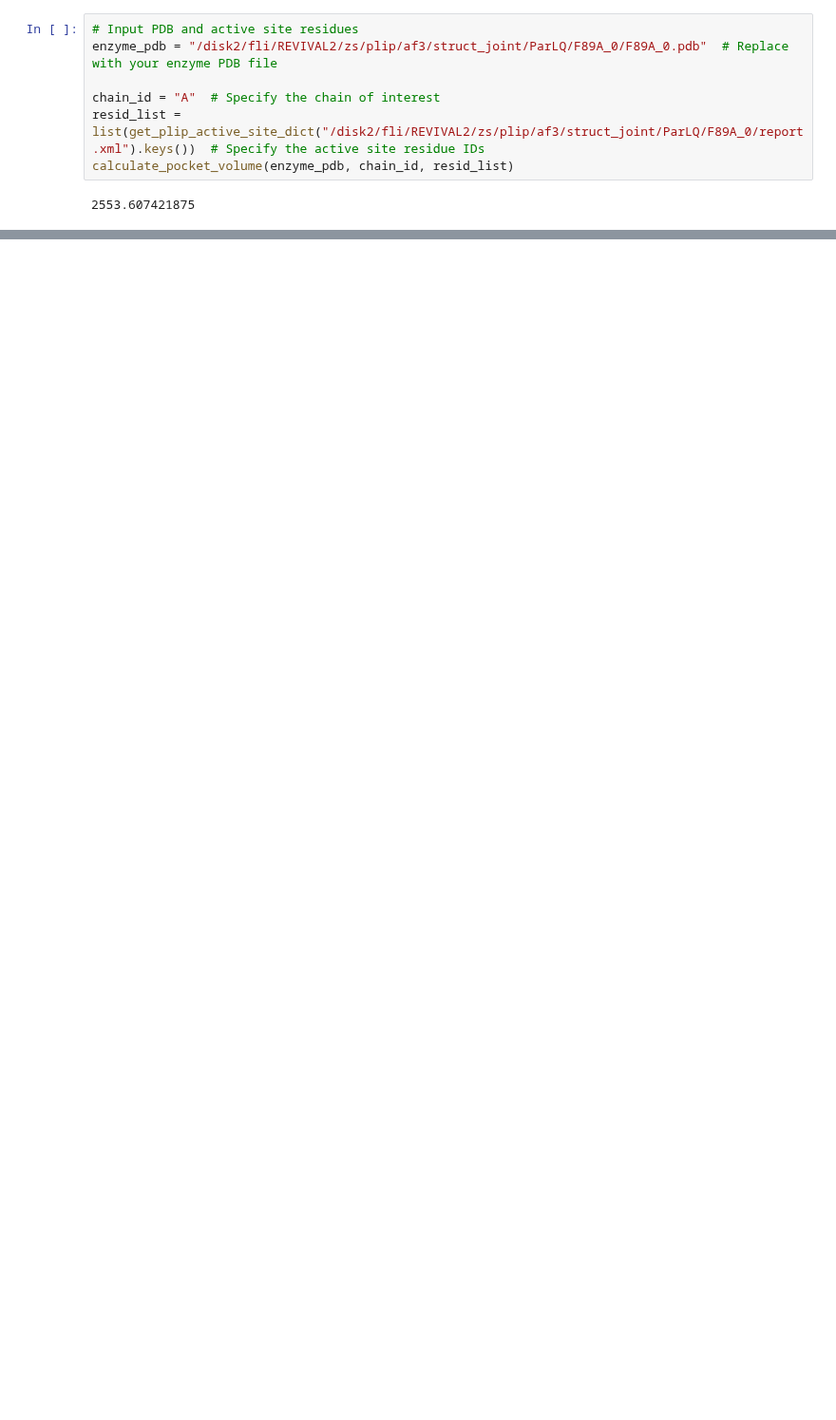
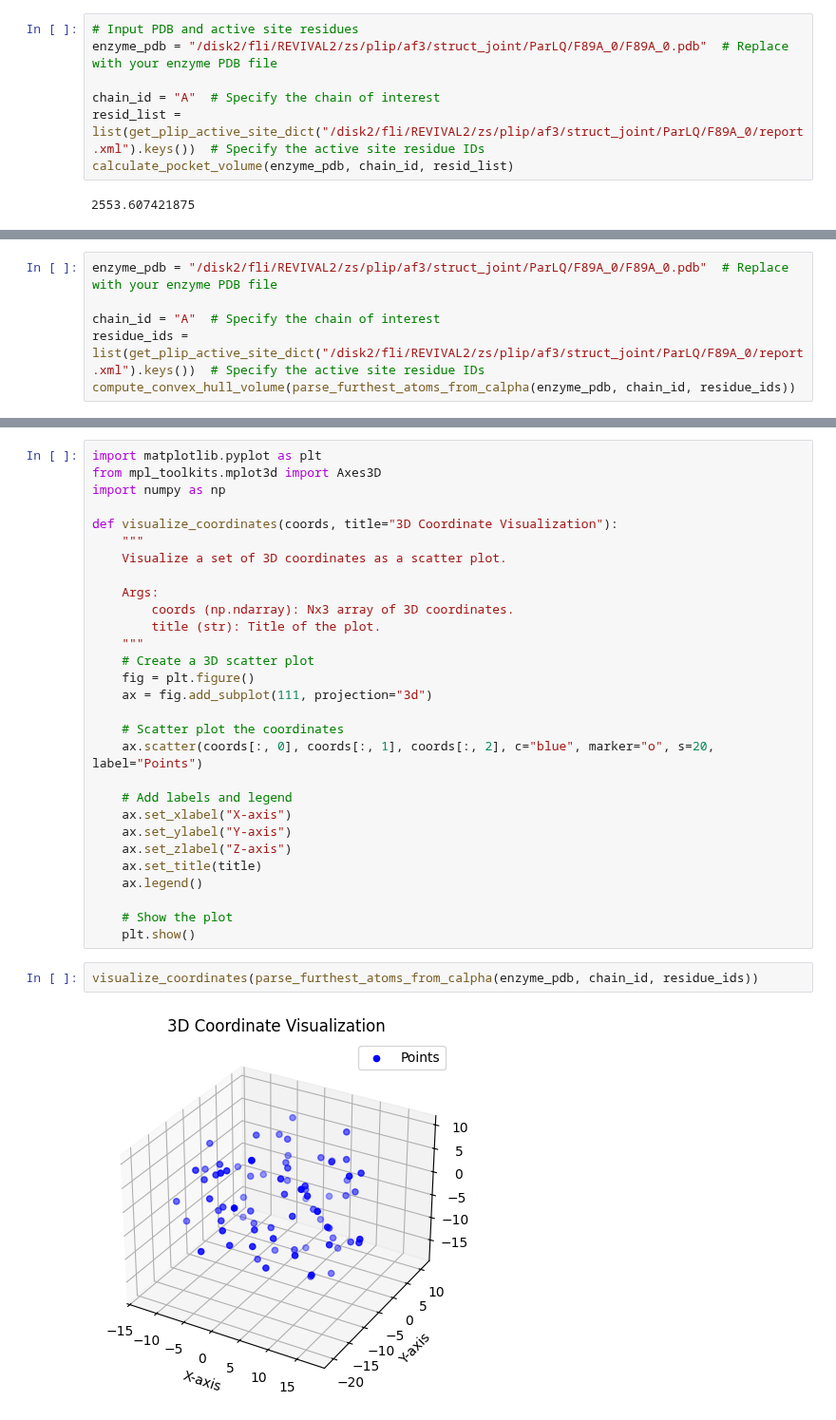
Before and after one commit to fhalab/substrate_aware_zs, a Jupyter notebook: sandbox/test_size.ipynb, the cells around one changed output, grey strips where cells are left out. Shown at 95% size. Drawn from its saved outputs; the diff is of its cells as text; blank space fills up the shorter version.

```diff
--- a/sandbox/test_size.ipynb
+++ b/sandbox/test_size.ipynb
@@ -185,0 +175,6 @@ calculate_pocket_volume(enzyme_pdb, chain_id, resid_list)
+# %%
+enzyme_pdb = "/disk2/fli/REVIVAL2/zs/plip/af3/struct_joint/ParLQ/F89A_0/F89A_0.pdb"  # Replace with your enzyme PDB file
+
+chain_id = "A"  # Specify the chain of interest
+residue_ids = list(get_plip_active_site_dict("/disk2/fli/REVIVAL2/zs/plip/af3/struct_joint/ParLQ/F89A_0/report.xml").keys())  # Specify the active site residue IDs
+compute_convex_hull_volume(parse_furthest_atoms_from_calpha(enzyme_pdb, chain_id, residue_ids))
@@ -185,0 +225,33 @@ calculate_pocket_volume(enzyme_pdb, chain_id, resid_list)
+# %%
+import matplotlib.pyplot as plt
+from mpl_toolkits.mplot3d import Axes3D
+import numpy as np
+
+def visualize_coordinates(coords, title="3D Coordinate Visualization"):
+    """
+    Visualize a set of 3D coordinates as a scatter plot.
+
+    Args:
+        coords (np.ndarray): Nx3 array of 3D coordinates.
+        title (str): Title of the plot.
+    """
+    # Create a 3D scatter plot
+    fig = plt.figure()
+    ax = fig.add_subplot(111, projection="3d")
+
+    # Scatter plot the coordinates
+    ax.scatter(coords[:, 0], coords[:, 1], coords[:, 2], c="blue", marker="o", s=20, label="Points")
+
+    # Add labels and legend
+    ax.set_xlabel("X-axis")
+    ax.set_ylabel("Y-axis")
+    ax.set_zlabel("Z-axis")
+    ax.set_title(title)
+    ax.legend()
+
+    # Show the plot
+    plt.show()
+# %%
+visualize_coordinates(parse_furthest_atoms_from_calpha(enzyme_pdb, chain_id, residue_ids))
+# %% [output]
+[figure, added]
```
Also changed, not shown: parts of 18 cells of this notebook, 7 other files.
